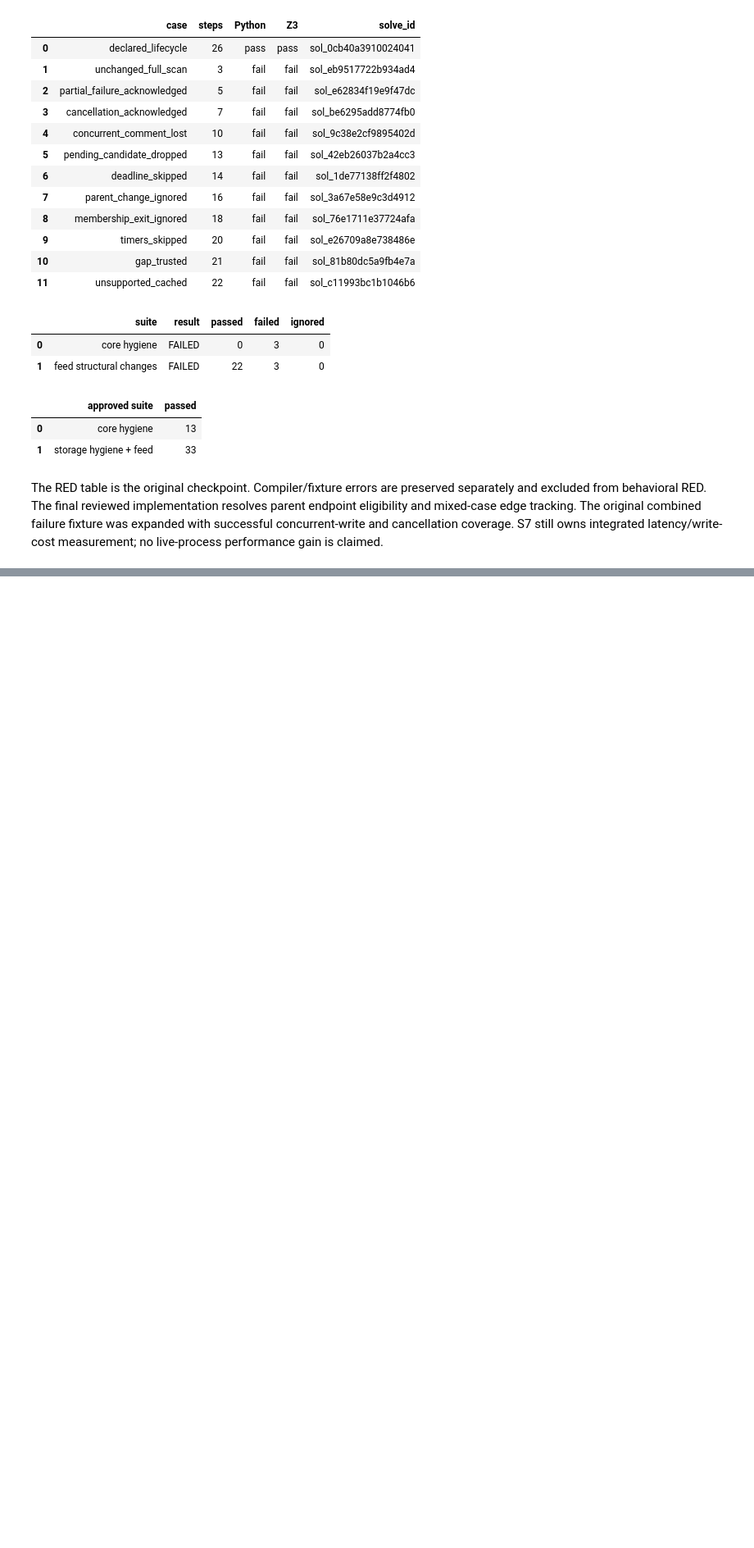
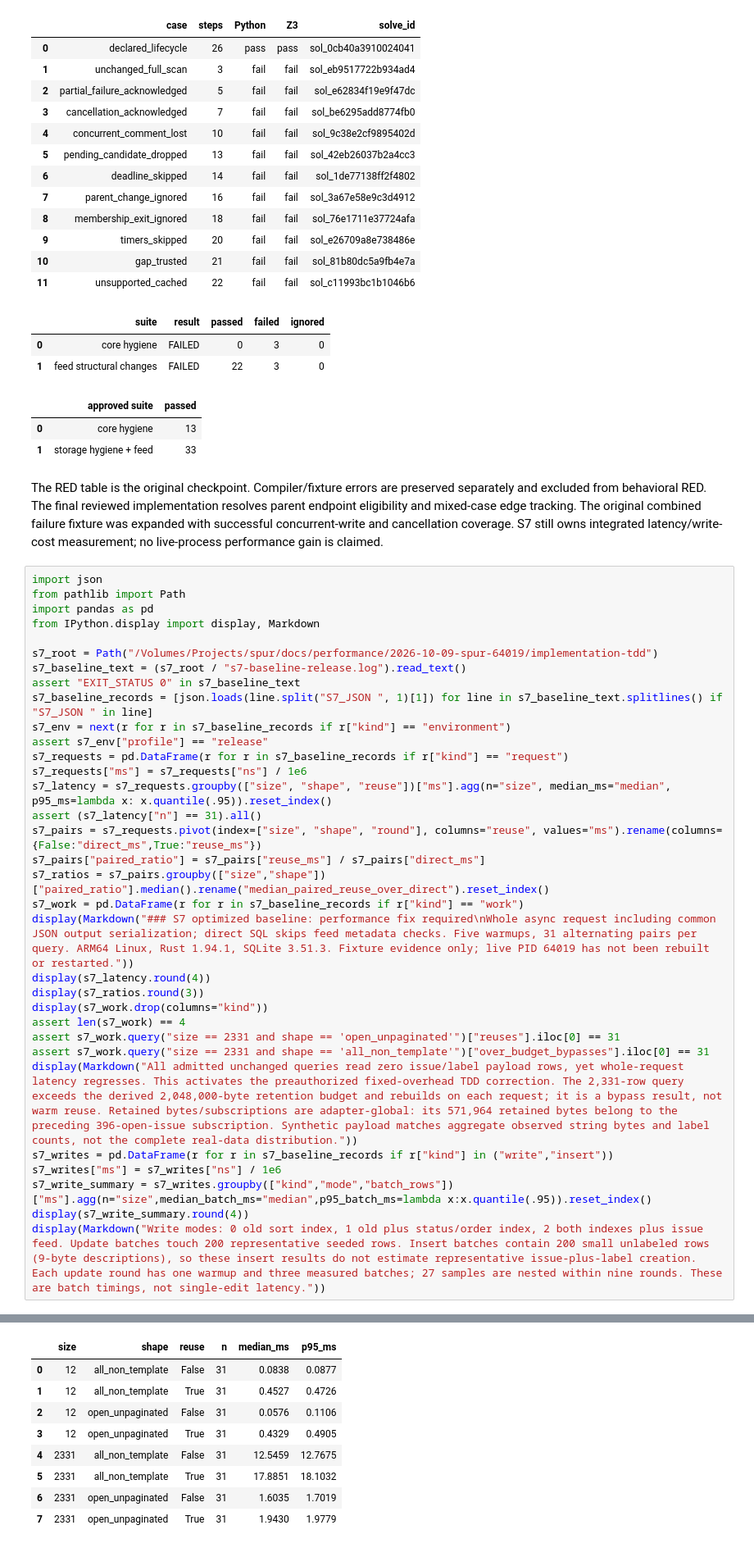
Before and after one commit to getspur/SpurCode, a Jupyter notebook: spur-64019-performance-20261009.ipynb, the cells around one changed output, grey strips where cells are left out. Shown at 82% size. Saved outputs shown, nothing was run; the diff lists cells and outputs as text; blank space fills up the shorter version.

Commit message:
docs(perf): S7 record optimized reuse regression in notebook

```diff
--- a/spur-64019-performance-20261009.ipynb
+++ b/spur-64019-performance-20261009.ipynb
@@ -1457,3 +1457,37 @@ S6 approved: implementation f99fe3df5697de4fa5f05699032ce7048d5becb7, tree-equiv
 | 0 | core hygiene | 13 |
 | 1 | storage hygiene + feed | 33 |
 The RED table is the original checkpoint. Compiler/fixture errors are preserved separately and excluded from behavioral RED. The final reviewed implementation resolves parent endpoint eligibility and mixed-case edge tracking. The original combined failure fixture was expanded with successful concurrent-write and cancellation coverage. S7 still owns integrated latency/write-cost measurement; no live-process performance gain is claimed.
+# %%
+import json
+from pathlib import Path
+import pandas as pd
+from IPython.display import display, Markdown
+
+s7_root = Path("/Volumes/Projects/spur/docs/performance/2026-10-09-spur-64019/implementation-tdd")
+s7_baseline_text = (s7_root / "s7-baseline-release.log").read_text()
+assert "EXIT_STATUS 0" in s7_baseline_text
+s7_baseline_records = [json.loads(line.split("S7_JSON ", 1)[1]) for line in s7_baseline_text.splitlines() if "S7_JSON " in line]
+s7_env = next(r for r in s7_baseline_records if r["kind"] == "environment")
+assert s7_env["profile"] == "release"
+s7_requests = pd.DataFrame(r for r in s7_baseline_records if r["kind"] == "request")
+s7_requests["ms"] = s7_requests["ns"] / 1e6
+s7_latency = s7_requests.groupby(["size", "shape", "reuse"])["ms"].agg(n="size", median_ms="median", p95_ms=lambda x: x.quantile(.95)).reset_index()
+assert (s7_latency["n"] == 31).all()
+s7_pairs = s7_requests.pivot(index=["size", "shape", "round"], columns="reuse", values="ms").rename(columns={False:"direct_ms",True:"reuse_ms"})
+s7_pairs["paired_ratio"] = s7_pairs["reuse_ms"] / s7_pairs["direct_ms"]
+s7_ratios = s7_pairs.groupby(["size","shape"])["paired_ratio"].median().rename("median_paired_reuse_over_direct").reset_index()
+s7_work = pd.DataFrame(r for r in s7_baseline_records if r["kind"] == "work")
+display(Markdown("### S7 optimized baseline: performance fix required\nWhole async request including common JSON output serialization; direct SQL skips feed metadata checks. Five warmups, 31 alternating pairs per query. ARM64 Linux, Rust 1.94.1, SQLite 3.51.3. Fixture evidence only; live PID 64019 has not been rebuilt or restarted."))
+display(s7_latency.round(4))
+display(s7_ratios.round(3))
+display(s7_work.drop(columns="kind"))
+assert len(s7_work) == 4
+assert s7_work.query("size == 2331 and shape == 'open_unpaginated'")["reuses"].iloc[0] == 31
+assert s7_work.query("size == 2331 and shape == 'all_non_template'")["over_budget_bypasses"].iloc[0] == 31
+display(Markdown("All admitted unchanged queries read zero issue/label payload rows, yet whole-request latency regresses. This activates the preauthorized fixed-overhead TDD correction. The 2,331-row query exceeds the derived 2,048,000-byte retention budget and rebuilds on each request; it is a bypass result, not warm reuse. Retained bytes/subscriptions are adapter-global: its 571,964 retained bytes belong to the preceding 396-open-issue subscription. Synthetic payload matches aggregate observed string bytes and label counts, not the complete real-data distribution."))
+s7_writes = pd.DataFrame(r for r in s7_baseline_records if r["kind"] in ("write","insert"))
+s7_writes["ms"] = s7_writes["ns"] / 1e6
+s7_write_summary = s7_writes.groupby(["kind","mode","batch_rows"])["ms"].agg(n="size",median_batch_ms="median",p95_batch_ms=lambda x:x.quantile(.95)).reset_index()
+display(s7_write_summary.round(4))
+display(Markdown("Write modes: 0 old sort index, 1 old plus status/order index, 2 both indexes plus issue feed. Update batches touch 200 representative seeded rows. Insert batches contain 200 small unlabeled rows (9-byte descriptions), so these insert results do not estimate representative issue-plus-label creation. Each update round has one warmup and three measured batches; 27 samples are nested within nine rounds. These are batch timings, not single-edit latency."))
+# %% [output]
@@ -1459,0 +1496,9 @@ The RED table is the original checkpoint. Compiler/fixture errors are preserved
+|  | size | shape | reuse | n | median_ms | p95_ms |
+| 0 | 12 | all_non_template | False | 31 | 0.0838 | 0.0877 |
+| 1 | 12 | all_non_template | True | 31 | 0.4527 | 0.4726 |
+| 2 | 12 | open_unpaginated | False | 31 | 0.0576 | 0.1106 |
+| 3 | 12 | open_unpaginated | True | 31 | 0.4329 | 0.4905 |
+| 4 | 2331 | all_non_template | False | 31 | 12.5459 | 12.7675 |
+| 5 | 2331 | all_non_template | True | 31 | 17.8851 | 18.1032 |
+| 6 | 2331 | open_unpaginated | False | 31 | 1.6035 | 1.7019 |
+| 7 | 2331 | open_unpaginated | True | 31 | 1.9430 | 1.9779 |
```
Also changed, not shown: parts of 1 cell of this notebook, 2 other files.
